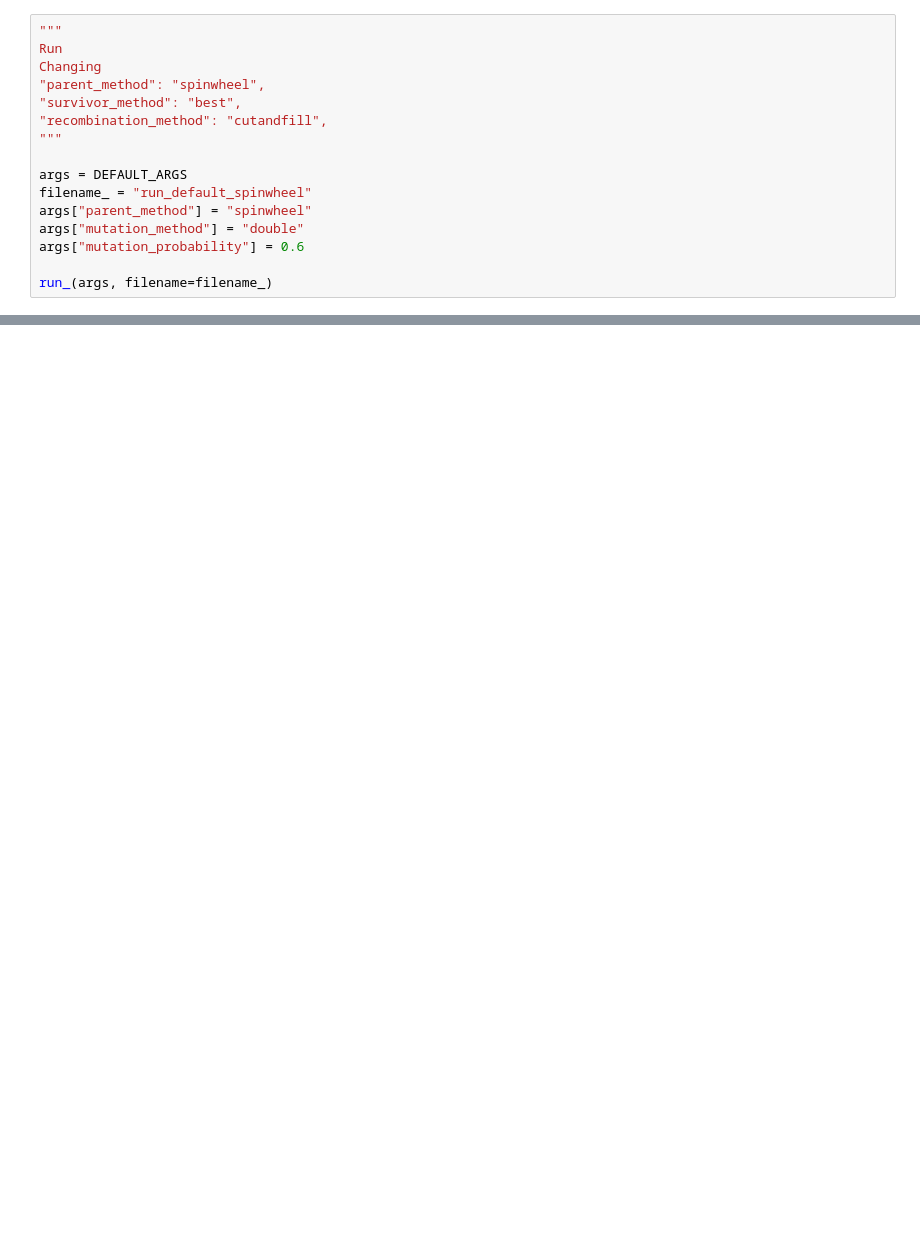
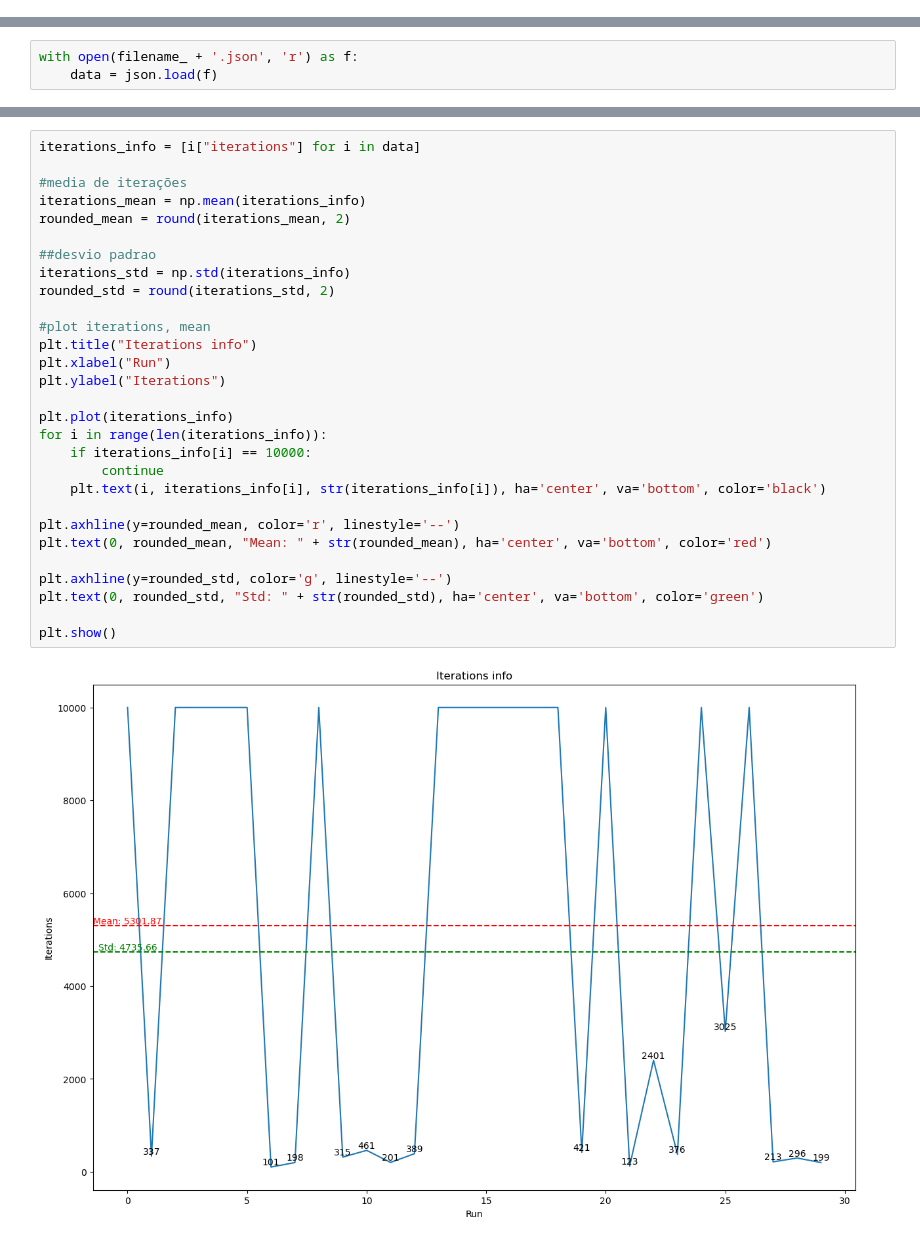
Before and after one commit to eduardaveras/bioinspired, a Jupyter notebook: 8-rainhas/plots.ipynb, the cells around one changed output, grey strips where cells are left out. Saved outputs shown, nothing was run; the diff lists cells and outputs as text; blank space fills up the shorter version.

Commit message:
added plot and fix run
Co-authored-by: Maria Eduarda Veras <eduardaveras@users.noreply.github.com>

```diff
--- a/8-rainhas/plots.ipynb
+++ b/8-rainhas/plots.ipynb
@@ -26,16 +44,0 @@ run_(args, filename=filename_, n_runs=30)
-# %%
-"""
-Run
-Changing
-"parent_method": "spinwheel",
-"survivor_method": "best",
-"recombination_method": "cutandfill",
-"""
-
-args = DEFAULT_ARGS
-filename_ = "run_default_spinwheel"
-args["parent_method"] = "spinwheel"
-args["mutation_method"] = "double"
-args["mutation_probability"] = 0.6
-
-run_(args, filename=filename_)
@@ -43,0 +45,3 @@ run_(args, filename=filename_)
+# %%
+with open(filename_ + '.json', 'r') as f:
+    data = json.load(f)
@@ -43,0 +51,31 @@ run_(args, filename=filename_)
+# %%
+iterations_info = [i["iterations"] for i in data]
+
+#media de iterações
+iterations_mean = np.mean(iterations_info)
+rounded_mean = round(iterations_mean, 2)
+
+##desvio padrao
+iterations_std = np.std(iterations_info)
+rounded_std = round(iterations_std, 2)
+
+#plot iterations, mean
+plt.title("Iterations info")
+plt.xlabel("Run")
+plt.ylabel("Iterations")
+
+plt.plot(iterations_info)
+for i in range(len(iterations_info)):
+    if iterations_info[i] == 10000:
+        continue
+    plt.text(i, iterations_info[i], str(iterations_info[i]), ha='center', va='bottom', color='black')
+
+plt.axhline(y=rounded_mean, color='r', linestyle='--')
+plt.text(0, rounded_mean, "Mean: " + str(rounded_mean), ha='center', va='bottom', color='red')
+
+plt.axhline(y=rounded_std, color='g', linestyle='--')
+plt.text(0, rounded_std, "Std: " + str(rounded_std), ha='center', va='bottom', color='green')
+
+plt.show()
+# %% [output]
+[figure, added]
```
Also changed, not shown: parts of 6 cells of this notebook, 1 other file.
